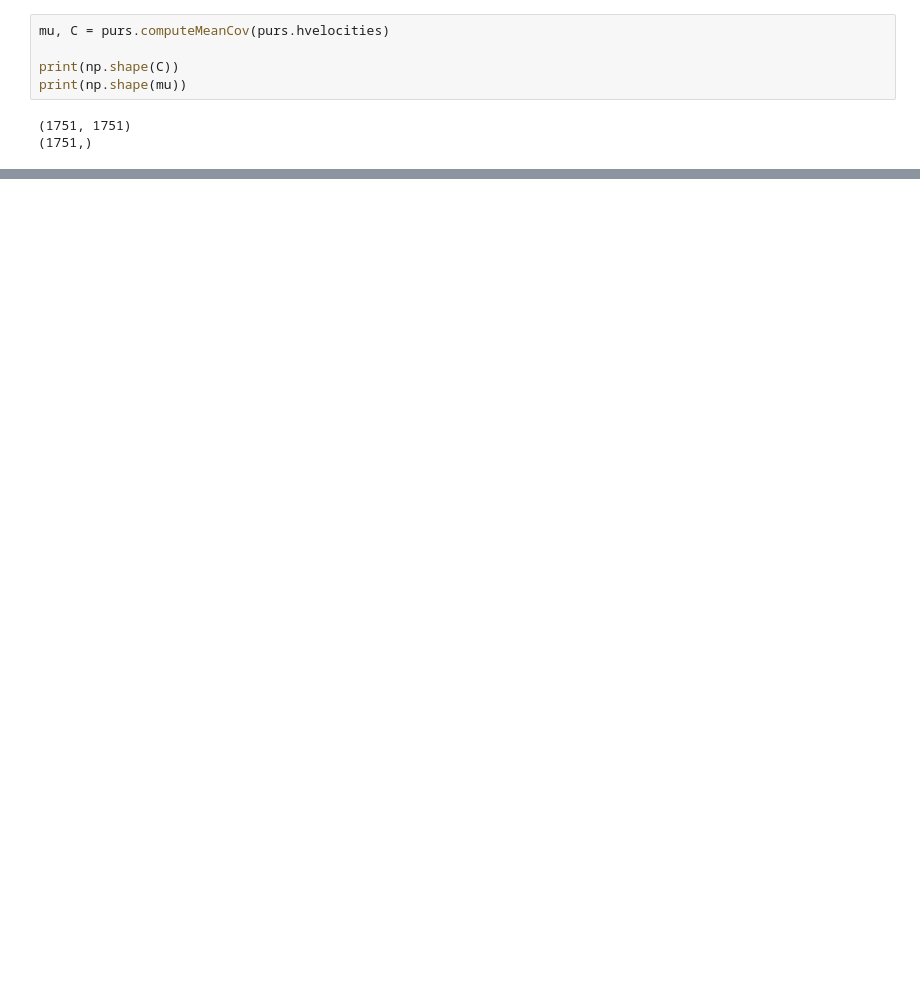
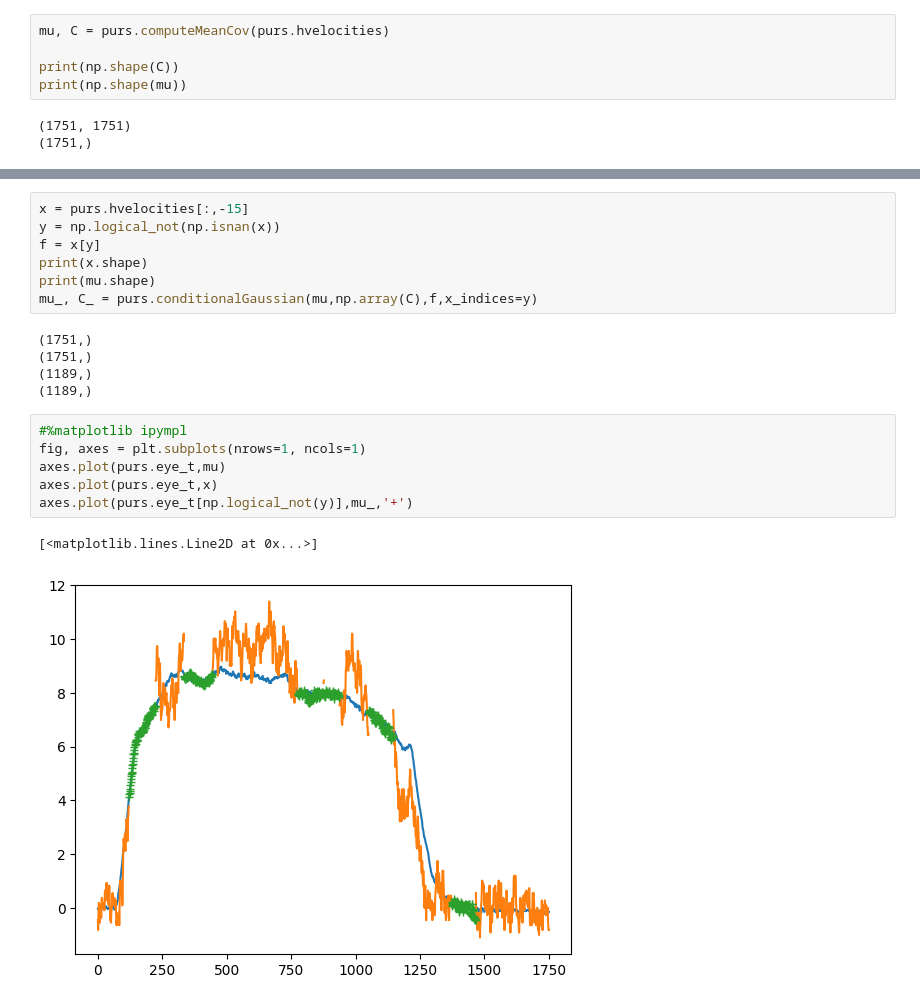
Before and after one commit to swegger/ReadMaestro, a Jupyter notebook: readExample.ipynb, the cells around one changed output, grey strips where cells are left out. Saved outputs shown, nothing was run; the diff lists cells and outputs as text; blank space fills up the shorter version.

Commit message:
Added condiationalGaussian method to pursuitDataObject in parse_pursuit_trials and implemented code to test functionality of conditionalGaussian to readExample

```diff
--- a/readExample.ipynb
+++ b/readExample.ipynb
@@ -65,0 +67,21 @@ Text(0, 0.5, 'Mean horizontal velocity (deg/s)')
+# %%
+x = purs.hvelocities[:,-15]
+y = np.logical_not(np.isnan(x))
+f = x[y]
+print(x.shape)
+print(mu.shape)
+mu_, C_ = purs.conditionalGaussian(mu,np.array(C),f,x_indices=y)
+# %% [output]
+(1751,)
+(1751,)
+(1189,)
+(1189,)
+# %%
+#%matplotlib ipympl
+fig, axes = plt.subplots(nrows=1, ncols=1)
+axes.plot(purs.eye_t,mu)
+axes.plot(purs.eye_t,x)
+axes.plot(purs.eye_t[np.logical_not(y)],mu_,'+')
+# %% [output]
+[<matplotlib.lines.Line2D at 0x...>]
+[figure, added]
```
Also changed, not shown: parts of 3 cells of this notebook, 1 other file.
